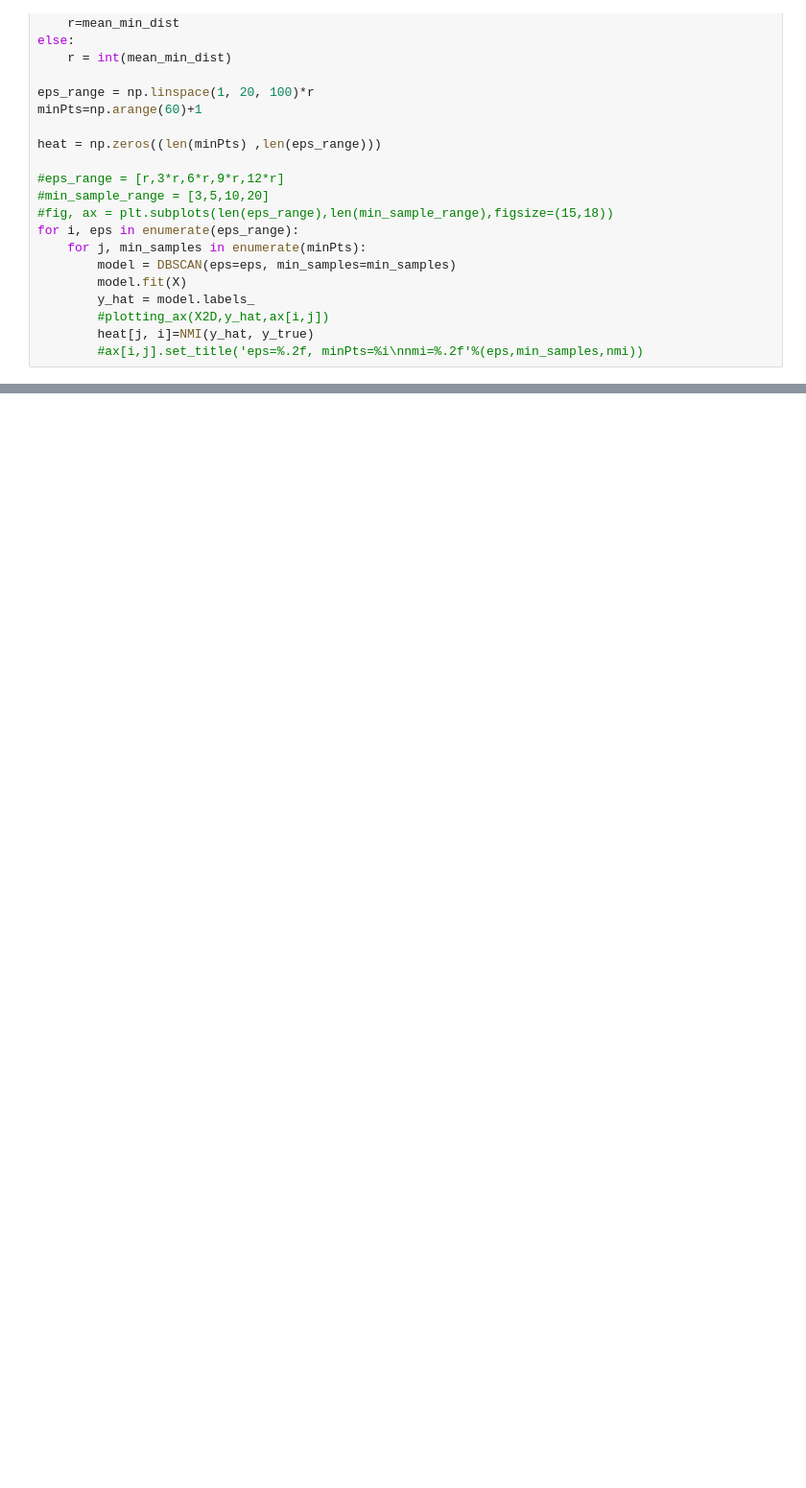
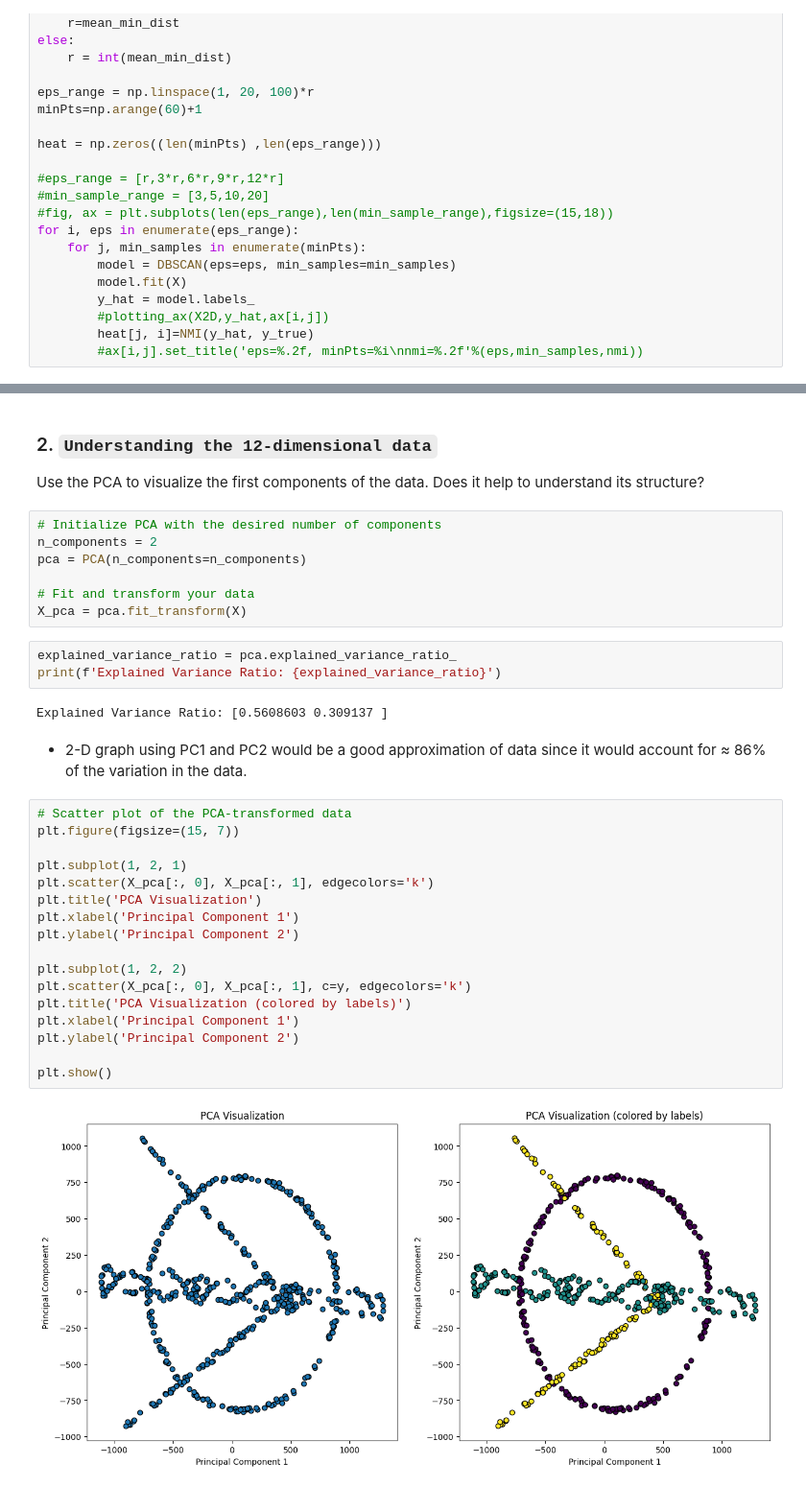
Before and after one commit to cpthooman/Laboratory_of_Computational_Physics_B, a Jupyter notebook: Ex2/group2307_exercise2.ipynb, the cells around one changed output, grey strips where cells are left out. Shown at 96% size. Saved outputs shown, nothing was run; the diff lists cells and outputs as text; blank space fills up the shorter version.

```diff
--- a/Ex2/group2307_exercise2.ipynb
+++ b/Ex2/group2307_exercise2.ipynb
@@ -310,0 +386,36 @@ plt.show()
+# %% [markdown]
+### 2. `Understanding the 12-dimensional data`
+Use the PCA to visualize the first components of the data. Does it help to understand its structure?
+# %%
+# Initialize PCA with the desired number of components
+n_components = 2
+pca = PCA(n_components=n_components)
+
+# Fit and transform your data
+X_pca = pca.fit_transform(X)
+# %%
+explained_variance_ratio = pca.explained_variance_ratio_
+print(f'Explained Variance Ratio: {explained_variance_ratio}')
+# %% [output]
+Explained Variance Ratio: [0.5608603 0.309137 ]
+# %% [markdown]
+* 2-D graph using PC1 and PC2 would be a good approximation of data since it would account for ≈ 86% of the variation in the data.
+# %%
+# Scatter plot of the PCA-transformed data
+plt.figure(figsize=(15, 7))
+
+plt.subplot(1, 2, 1)
+plt.scatter(X_pca[:, 0], X_pca[:, 1], edgecolors='k')
+plt.title('PCA Visualization')
+plt.xlabel('Principal Component 1')
+plt.ylabel('Principal Component 2')
+
+plt.subplot(1, 2, 2)
+plt.scatter(X_pca[:, 0], X_pca[:, 1], c=y, edgecolors='k')
+plt.title('PCA Visualization (colored by labels)')
+plt.xlabel('Principal Component 1')
+plt.ylabel('Principal Component 2')
+
+plt.show()
+# %% [output]
+[figure, added]
```
Also changed, not shown: parts of 27 cells of this notebook, 2 other files.
